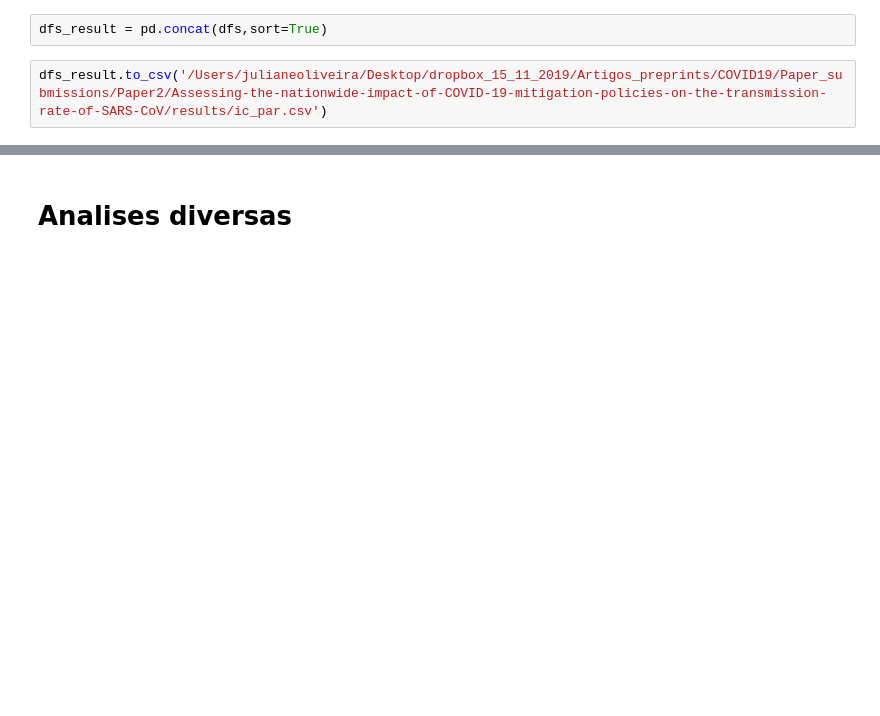
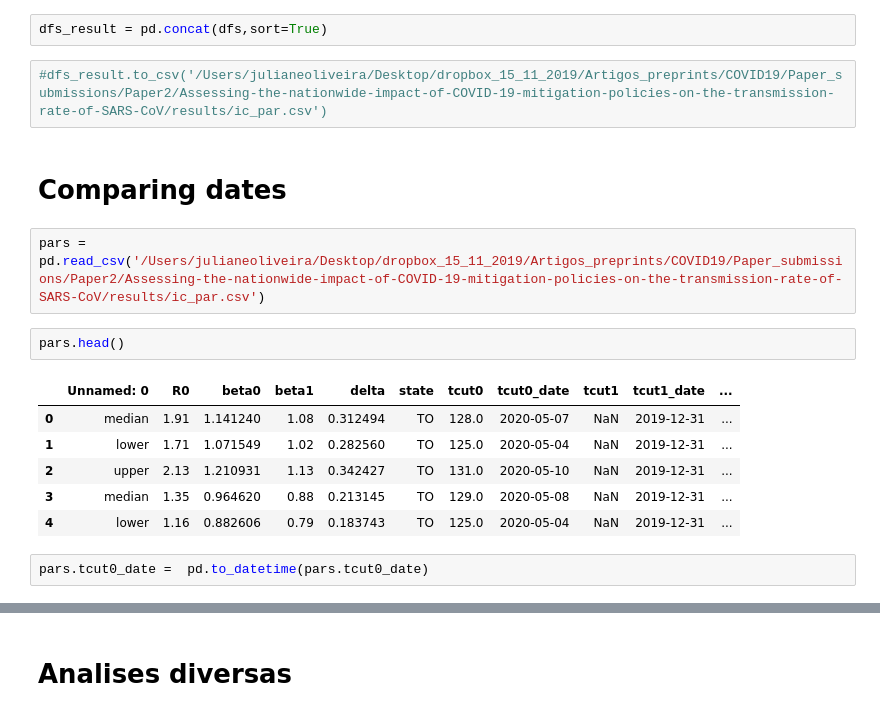
Before and after one commit to Julian-sun/Assessing-the-nationwide-impact-of-COVID-19-mitigation-policies-on-the-transmission-rate-of-SARS-CoV, a Jupyter notebook: script/Code analysis.ipynb, the cells around one changed output, grey strips where cells are left out. Saved outputs shown, nothing was run; the diff lists cells and outputs as text; blank space fills up the shorter version.

```diff
--- a/script/Code analysis.ipynb
+++ b/script/Code analysis.ipynb
@@ -364,4 +838,19 @@ dfs
 # %%
 dfs_result = pd.concat(dfs,sort=True)
 # %%
-dfs_result.to_csv('/Users/julianeoliveira/Desktop/dropbox_15_11_2019/Artigos_preprints/COVID19/Paper_submissions/Paper2/Assessing-the-nationwide-impact-of-COVID-19-mitigation-policies-on-the-transmission-rate-of-SARS-CoV/results/ic_par.csv')
+#dfs_result.to_csv('/Users/julianeoliveira/Desktop/dropbox_15_11_2019/Artigos_preprints/COVID19/Paper_submissions/Paper2/Assessing-the-nationwide-impact-of-COVID-19-mitigation-policies-on-the-transmission-rate-of-SARS-CoV/results/ic_par.csv')
+# %% [markdown]
+# Comparing dates
+# %%
+pars = pd.read_csv('/Users/julianeoliveira/Desktop/dropbox_15_11_2019/Artigos_preprints/COVID19/Paper_submissions/Paper2/Assessing-the-nationwide-impact-of-COVID-19-mitigation-policies-on-the-transmission-rate-of-SARS-CoV/results/ic_par.csv')
+# %%
+pars.head()
+# %% [output]
+|  | Unnamed: 0 | R0 | beta0 | beta1 | delta | state | tcut0 | tcut0_date | tcut1 | tcut1_date | ... |
+| 0 | median | 1.91 | 1.141240 | 1.08 | 0.312494 | TO | 128.0 | 2020-05-07 | NaN | 2019-12-31 | ... |
+| 1 | lower | 1.71 | 1.071549 | 1.02 | 0.282560 | TO | 125.0 | 2020-05-04 | NaN | 2019-12-31 | ... |
+| 2 | upper | 2.13 | 1.210931 | 1.13 | 0.342427 | TO | 131.0 | 2020-05-10 | NaN | 2019-12-31 | ... |
+| 3 | median | 1.35 | 0.964620 | 0.88 | 0.213145 | TO | 129.0 | 2020-05-08 | NaN | 2019-12-31 | ... |
+| 4 | lower | 1.16 | 0.882606 | 0.79 | 0.183743 | TO | 125.0 | 2020-05-04 | NaN | 2019-12-31 | ... |
+# %%
+pars.tcut0_date =  pd.to_datetime(pars.tcut0_date)
```
Also changed, not shown: parts of 53 cells of this notebook, 2 other files.
